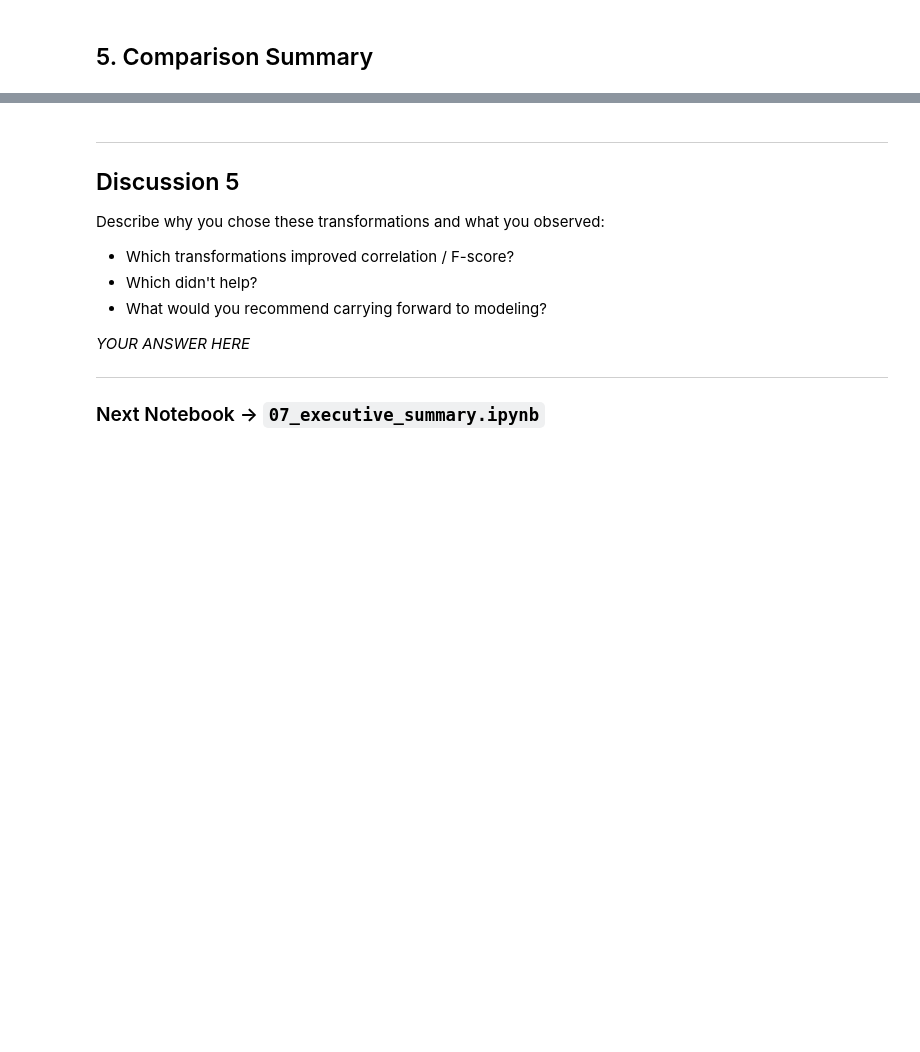
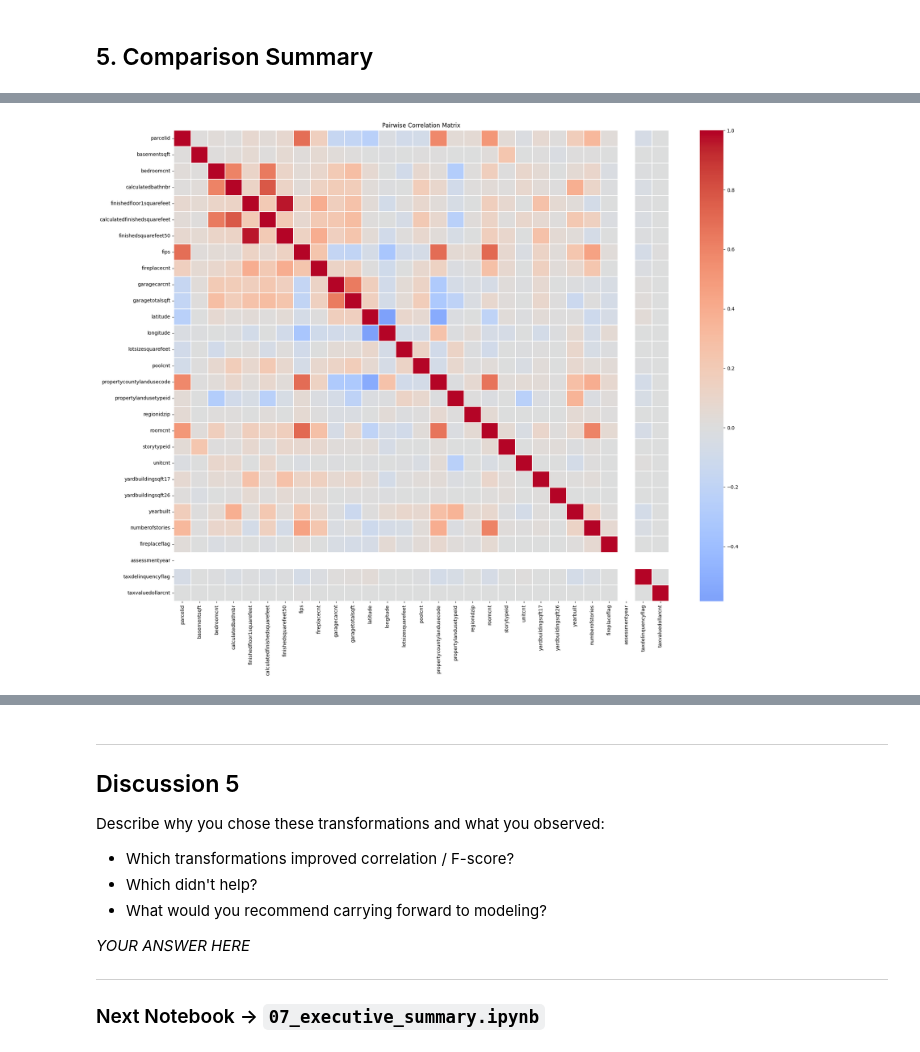
Before and after one commit to kumargaurav-bu-edu/bu_shared_projects, a Jupyter notebook: 06_feature_engineering.ipynb, the cells around one changed output, grey strips where cells are left out. Cells and saved outputs as stored; diff of their text form; code cells hidden in the pictures; blank space fills up the shorter version.

```diff
--- a/06_feature_engineering.ipynb
+++ b/06_feature_engineering.ipynb
@@ -152,0 +206,10 @@ results_df
+# %%
+corr_matrix = df_log.corr(numeric_only=True)
+
+plt.figure(figsize=(20, 16))
+sns.heatmap(corr_matrix, annot=False, cmap="coolwarm", center=0, linewidths=0.3)
+plt.title("Pairwise Correlation Matrix")
+plt.tight_layout()
+plt.show()
+# %% [output]
+[figure, added]
```
Also changed, not shown: parts of 7 cells of this notebook, 6 other files.
